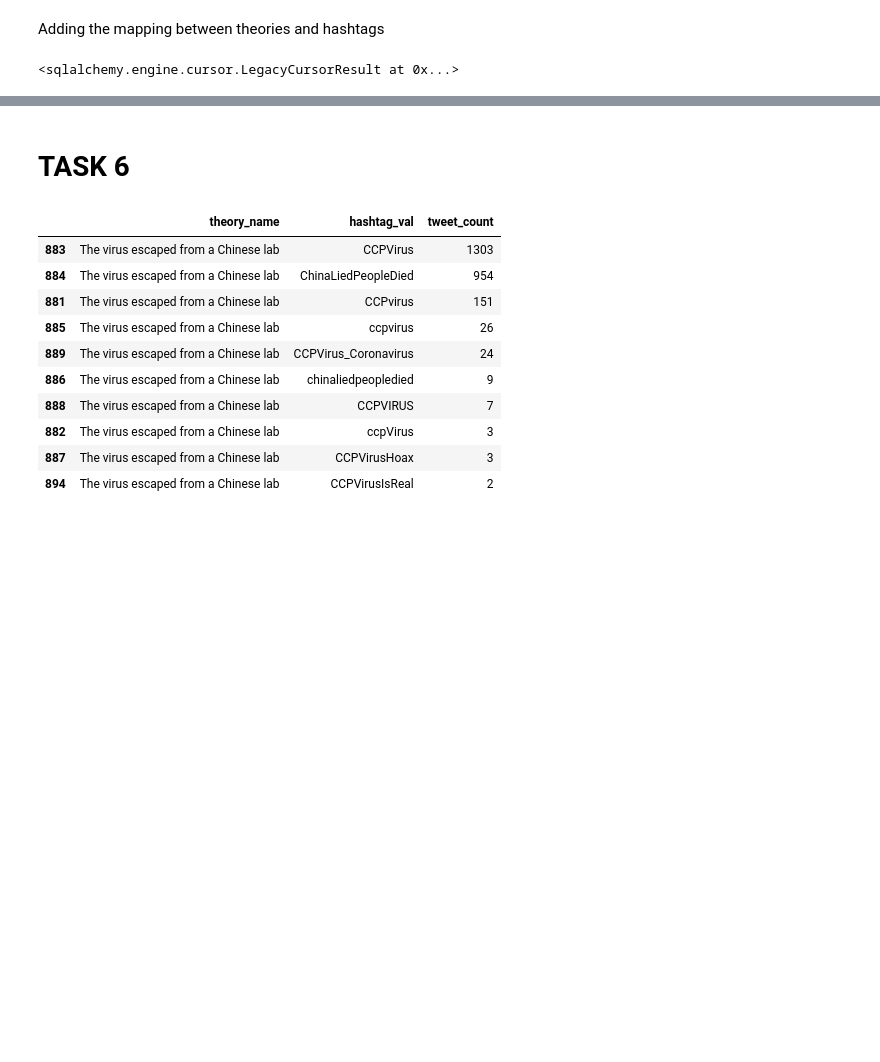
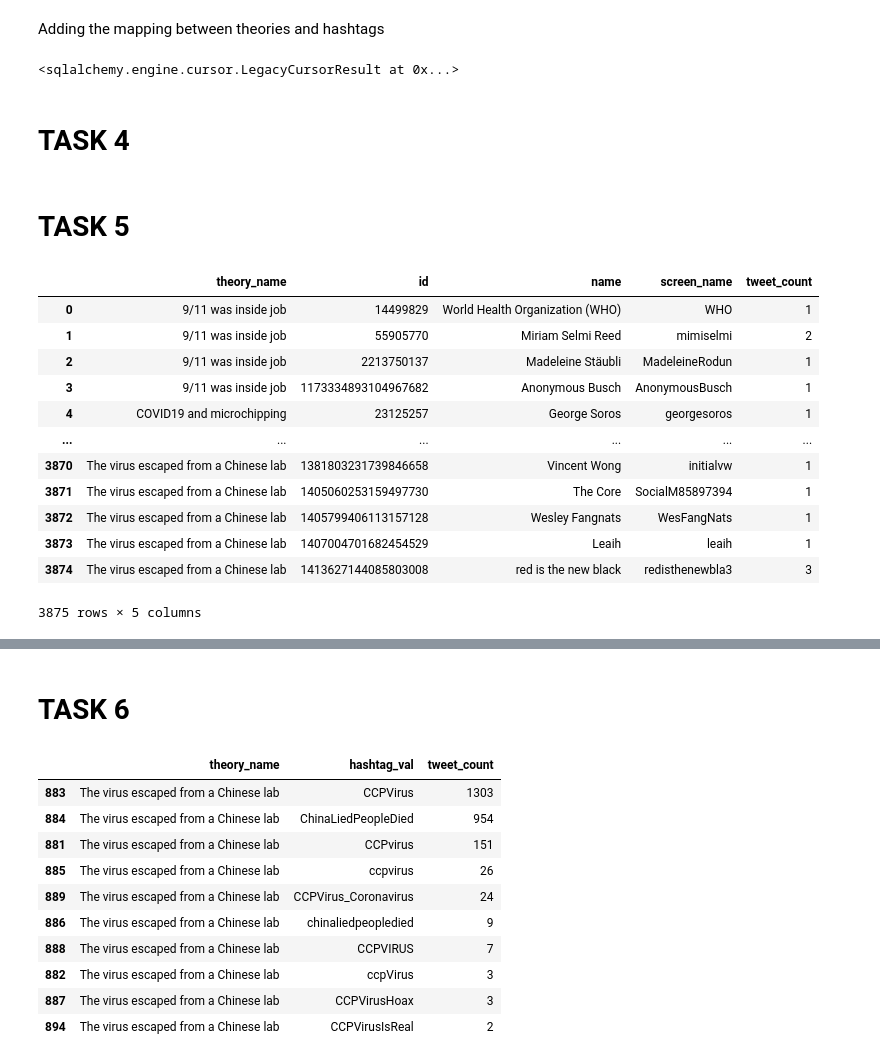
Before and after one commit to Denissovan/Denis_Krajcirik-PDT-zadanie1, a Jupyter notebook: tweets.ipynb, the cells around one changed output, grey strips where cells are left out. Drawn from its saved outputs; the diff is of its cells as text; code cells hidden in the pictures; blank space fills up the shorter version.

Commit message:
Task 5 completed

```diff
--- a/tweets.ipynb
+++ b/tweets.ipynb
@@ -756,3 +736,42 @@ try:
 #         # consp_theory_tab.to_sql('consp_theories', engine, if_exists='replace', index=False)
 except:
     print("Somthing went wrong")
+# %% [markdown]
+# TASK 4
+# %% [markdown]
+# TASK 5
+# %%
+accounts_query = """
+    SELECT ct.theory_name, acc.id , acc.name, acc.screen_name, count(tweets.id) as tweet_count
+    FROM tweets
+    JOIN tweet_hashtags as th ON th.tweet_id = tweets.id
+    JOIN hashtags as h ON h.id = th.hashtag_id
+    JOIN hash_consptheories_link as hcl ON hcl.hashtag_id = h.id
+    JOIN consp_theories as ct ON ct.id = hcl.consp_theory_id
+    JOIN tweet_mentions as tm ON tm.tweet_id = tweets.id
+    JOIN accounts as acc ON tm.account_id = acc.id
+    WHERE tweets.compound NOT BETWEEN (-0.5) AND (0.5)
+    group by (ct.theory_name, acc.id, acc.name, acc.screen_name)
+    ORDER BY ct.theory_name ASC
+"""
+# %%
+try:
+    df_top_accounts_for_consp = pd.read_sql(accounts_query, engine)
+except:
+    print("Something went wrong")
+# %%
+df_top_accounts_for_consp
+# %% [output]
+|  | theory_name | id | name | screen_name | tweet_count |
+| 0 | 9/11 was inside job | 14499829 | World Health Organization (WHO) | WHO | 1 |
+| 1 | 9/11 was inside job | 55905770 | Miriam Selmi Reed | mimiselmi | 2 |
+| 2 | 9/11 was inside job | 2213750137 | Madeleine Stäubli | MadeleineRodun | 1 |
+| 3 | 9/11 was inside job | 1173334893104967682 | Anonymous Busch | AnonymousBusch | 1 |
+| 4 | COVID19 and microchipping | 23125257 | George Soros | georgesoros | 1 |
+| ... | ... | ... | ... | ... | ... |
+| 3870 | The virus escaped from a Chinese lab | 1381803231739846658 | Vincent Wong | initialvw | 1 |
+| 3871 | The virus escaped from a Chinese lab | 1405060253159497730 | The Core | SocialM85897394 | 1 |
+| 3872 | The virus escaped from a Chinese lab | 1405799406113157128 | Wesley Fangnats | WesFangNats | 1 |
+| 3873 | The virus escaped from a Chinese lab | 1407004701682454529 | Leaih | leaih | 1 |
+| 3874 | The virus escaped from a Chinese lab | 1413627144085803008 | red is the new black | redisthenewbla3 | 3 |
+3875 rows × 5 columns
```
Also changed, not shown: parts of 16 cells of this notebook.
